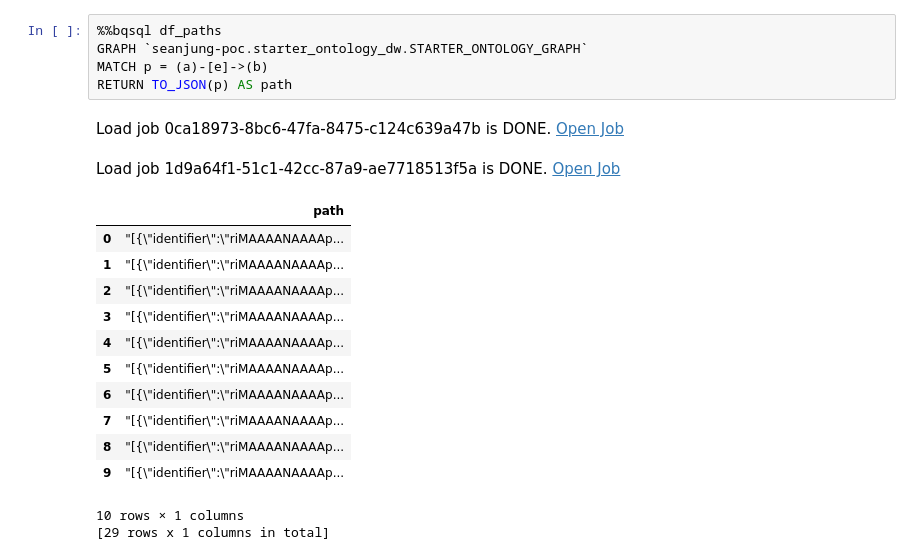
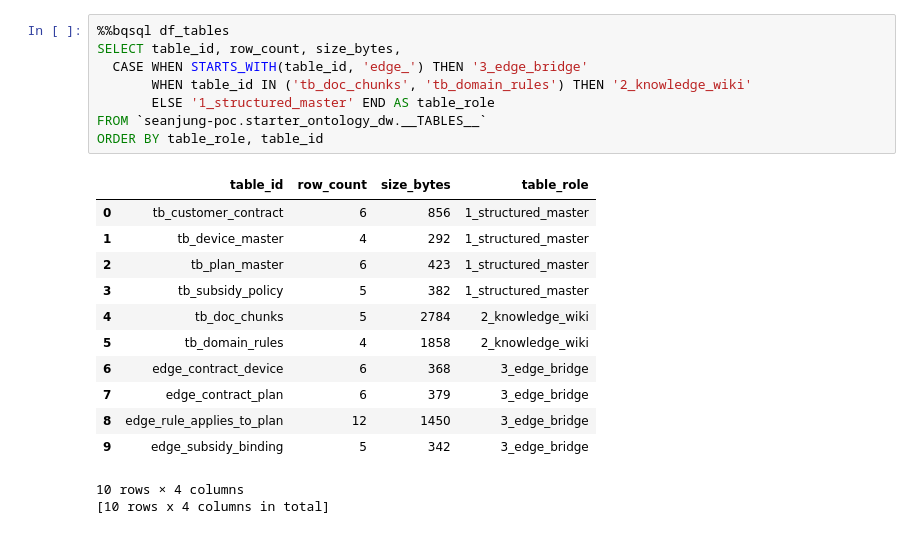
Before and after one commit to seanjungG/agentic-ontology-starter, a Jupyter notebook: notebooks/stage0_overview_walkthrough.ipynb, the cells around one changed output. Drawn from its saved outputs; the diff is of its cells as text.

```diff
--- a/notebooks/stage0_overview_walkthrough.ipynb
+++ b/notebooks/stage0_overview_walkthrough.ipynb
@@ -64,22 +79,23 @@ findfont: Failed to find font weight bold for AppleGothic, now using 400.
 # %%
-%%bqsql df_paths
-GRAPH `seanjung-poc.starter_ontology_dw.STARTER_ONTOLOGY_GRAPH`
-MATCH p = (a)-[e]->(b)
-RETURN TO_JSON(p) AS path
+%%bqsql df_tables
+SELECT table_id, row_count, size_bytes,
+  CASE WHEN STARTS_WITH(table_id, 'edge_') THEN '3_edge_bridge'
+       WHEN table_id IN ('tb_doc_chunks', 'tb_domain_rules') THEN '2_knowledge_wiki'
+       ELSE '1_structured_master' END AS table_role
+FROM `seanjung-poc.starter_ontology_dw.__TABLES__`
+ORDER BY table_role, table_id
 # %% [output]
-Load job 0ca18973-8bc6-47fa-8475-c124c639a47b is DONE. Open Job
-Load job 1d9a64f1-51c1-42cc-87a9-ae7718513f5a is DONE. Open Job
-|  | path |
-| 0 | "[{\"identifier\":\"riMAAAANAAAAp... |
-| 1 | "[{\"identifier\":\"riMAAAANAAAAp... |
-| 2 | "[{\"identifier\":\"riMAAAANAAAAp... |
-| 3 | "[{\"identifier\":\"riMAAAANAAAAp... |
-| 4 | "[{\"identifier\":\"riMAAAANAAAAp... |
-| 5 | "[{\"identifier\":\"riMAAAANAAAAp... |
-| 6 | "[{\"identifier\":\"riMAAAANAAAAp... |
-| 7 | "[{\"identifier\":\"riMAAAANAAAAp... |
-| 8 | "[{\"identifier\":\"riMAAAANAAAAp... |
-| 9 | "[{\"identifier\":\"riMAAAANAAAAp... |
+|  | table_id | row_count | size_bytes | table_role |
+| 0 | tb_customer_contract | 6 | 856 | 1_structured_master |
+| 1 | tb_device_master | 4 | 292 | 1_structured_master |
+| 2 | tb_plan_master | 6 | 423 | 1_structured_master |
+| 3 | tb_subsidy_policy | 5 | 382 | 1_structured_master |
+| 4 | tb_doc_chunks | 5 | 2784 | 2_knowledge_wiki |
+| 5 | tb_domain_rules | 4 | 1858 | 2_knowledge_wiki |
+| 6 | edge_contract_device | 6 | 368 | 3_edge_bridge |
+| 7 | edge_contract_plan | 6 | 379 | 3_edge_bridge |
+| 8 | edge_rule_applies_to_plan | 12 | 1450 | 3_edge_bridge |
+| 9 | edge_subsidy_binding | 5 | 342 | 3_edge_bridge |
-10 rows × 1 columns
-[29 rows x 1 columns in total]
+10 rows × 4 columns
+[10 rows x 4 columns in total]
 # %%
```
Also changed, not shown: parts of 20 cells of this notebook, 22 other files.
